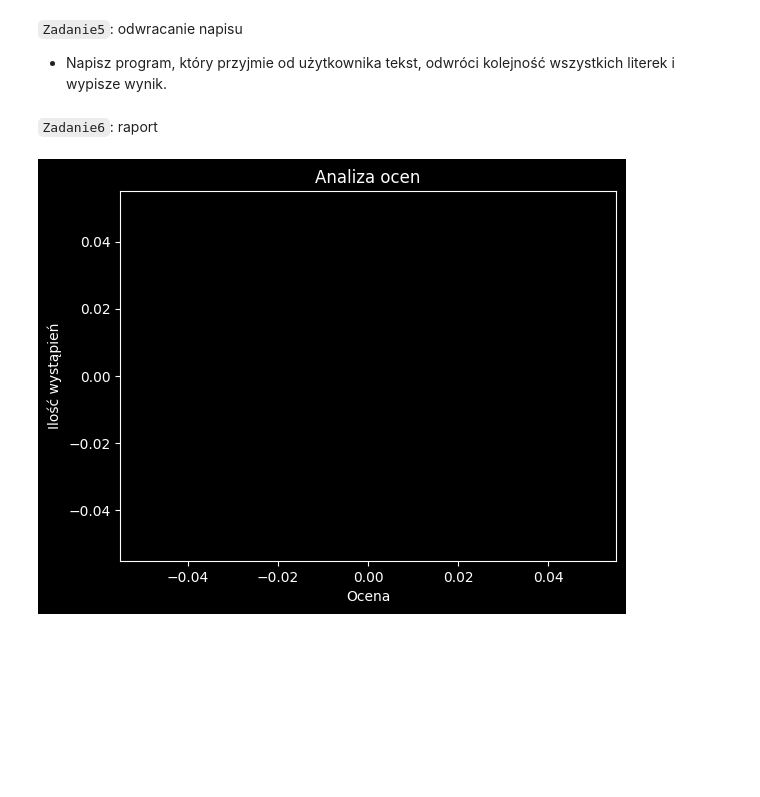
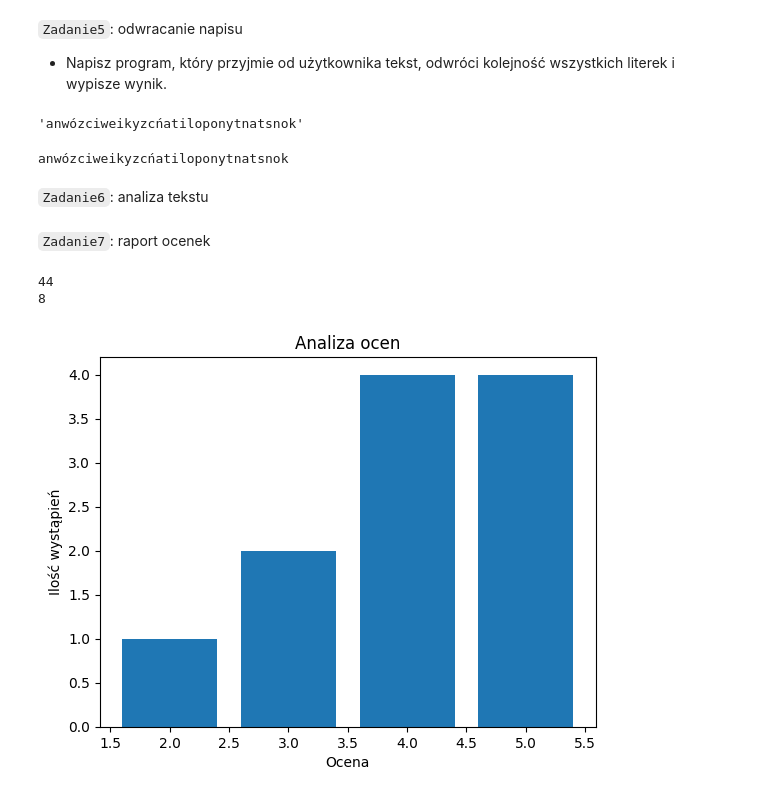
Before and after one commit to MMichal34/warsztaty, a Jupyter notebook: DAY 1/day1_zmienne_zadania.ipynb, the cells around one changed output. Saved outputs shown, nothing was run; the diff lists cells and outputs as text; code cells hidden in the pictures; blank space fills up the shorter version.

```diff
--- a/DAY 1/day1_zmienne_zadania.ipynb
+++ b/DAY 1/day1_zmienne_zadania.ipynb
@@ -29,8 +57,23 @@ visualization((1, 1), (3, 4), 0)
 # %% [markdown]
 `Zadanie5`: odwracanie napisu
 - Napisz program, który przyjmie od użytkownika tekst, odwróci kolejność wszystkich literek i wypisze wynik.
+# %%
+napis = 'konstantynopolitańczykiewiczówna'
+nowy_napis = []
+for litera in napis:
+    nowy_napis.insert(0, litera)
+napis = "".join(nowy_napis)
+napis
+# %% [output]
+'anwózciweikyzcńatiloponytnatsnok'
+# %%
+napis = 'konstantynopolitańczykiewiczówna'
+nowy_napis = napis[::-1]
+print(nowy_napis)
+# %% [output]
+anwózciweikyzcńatiloponytnatsnok
 # %% [markdown]
-`Zadanie6`: raport
+`Zadanie6`: analiza tekstu
 # %%
 tekst_przykladowy = "To jest przykładowy tekst do analizy."
 
@@ -44,29 +87,47 @@ tekst_przykladowy = "To jest przykładowy tekst do analizy."
 
 # TODO: Utwórz słownik z wynikami
 wyniki = dict()
+# %% [markdown]
+`Zadanie7`: raport ocenek
 # %%
 import matplotlib.pyplot as plt
 
-przykladowe_oceny = [5, 4, 3, 5, 4, 2, 3, 4, 5, 5, 4]
+lista_ocen = [5, 4, 3, 5, 4, 2, 3, 4, 5, 5, 4]
 
 # TODO: Oblicz średnią ocenę
+suma = 0
+for ocena in lista_ocen:
+    suma += ocena
+print(suma)
+srednia_ocen = suma / 11
 
 # TODO: Zlicz ile ocen jest większych lub równych 4
+ile_wiekszych_rownych_4 = 0
+for ocena in lista_ocen:
+    if ocena >= 4:
+        ile_wiekszych_rownych_4 += 1
+print(ile_wiekszych_rownych_4)
 
 # TODO: Znajdź wszystkie unikalne oceny
-unikalne_oceny = {}
+unikalne_oceny = set(lista_ocen)
+lista_unikalnych_ocen = list(unikalne_oceny)
 
 # TODO: Znajdź ile razy pojawiła się każda ocena
 ilosci_ocen = []
+for ocena in lista_unikalnych_ocen:
+    ilosci_ocen.append(lista_ocen.count(ocena))
+
 
 # Wygeneruj wykres słupkowy
 plt.bar(list(unikalne_oceny), ilosci_ocen)
 plt.xlabel("Ocena")
 plt.ylabel("Ilość wystąpień")
 plt.title("Analiza ocen")
 plt.show()
 
 # TODO: Utwórz słownik z wynikami
 wyniki = dict()
 # %% [output]
+44
+8
-[figure, old version]
+[figure, new version]
```
Also changed, not shown: parts of 2 cells of this notebook, 10 other files.
